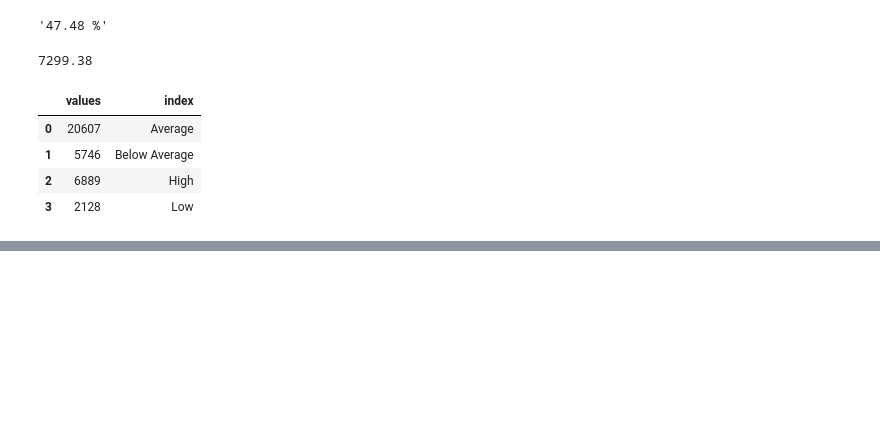
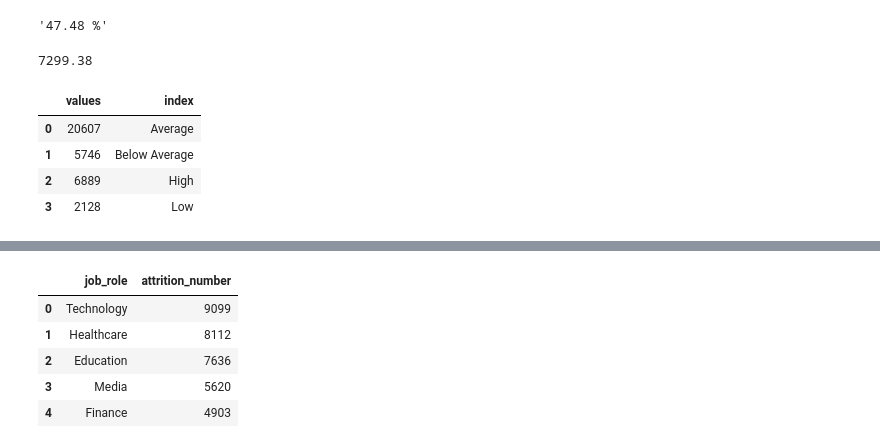
Before and after one commit to BeboFekry/Kayfa-Academy-Internship, a Jupyter notebook: Task 1 - HR Attrition Analysis Notbook.ipynb, the cells around one changed output, grey strips where cells are left out. Saved outputs shown, nothing was run; the diff lists cells and outputs as text; code cells hidden in the pictures; blank space fills up the shorter version.

```diff
--- a/Task 1 - HR Attrition Analysis Notbook.ipynb
+++ b/Task 1 - HR Attrition Analysis Notbook.ipynb
@@ -486,0 +581,9 @@ df2
+# %%
+df[df['attrition']=='Left'].groupby('job_role')['attrition'].count().sort_values(ascending=False).reset_index(name='attrition_number')
+# %% [output]
+|  | job_role | attrition_number |
+| 0 | Technology | 9099 |
+| 1 | Healthcare | 8112 |
+| 2 | Education | 7636 |
+| 3 | Media | 5620 |
+| 4 | Finance | 4903 |
```
Also changed, not shown: parts of 28 cells of this notebook.
